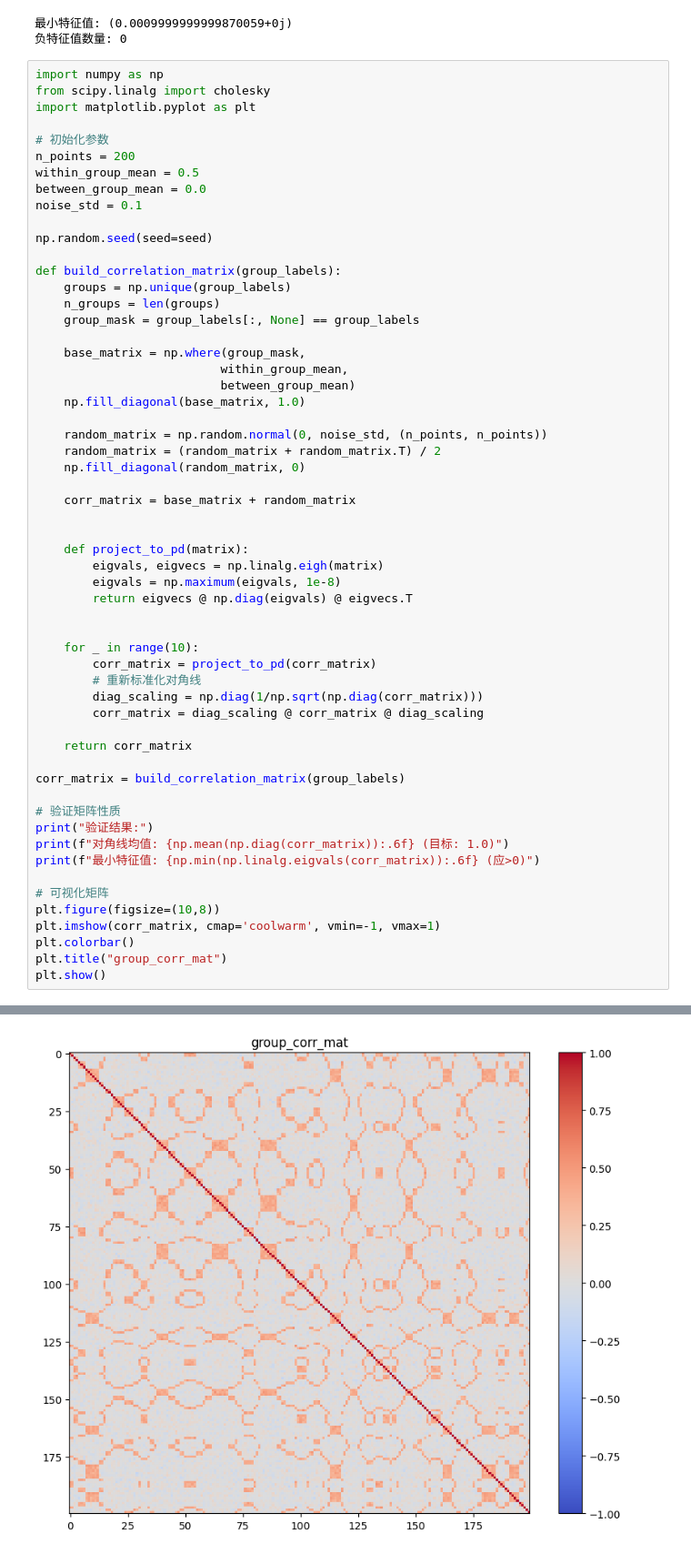
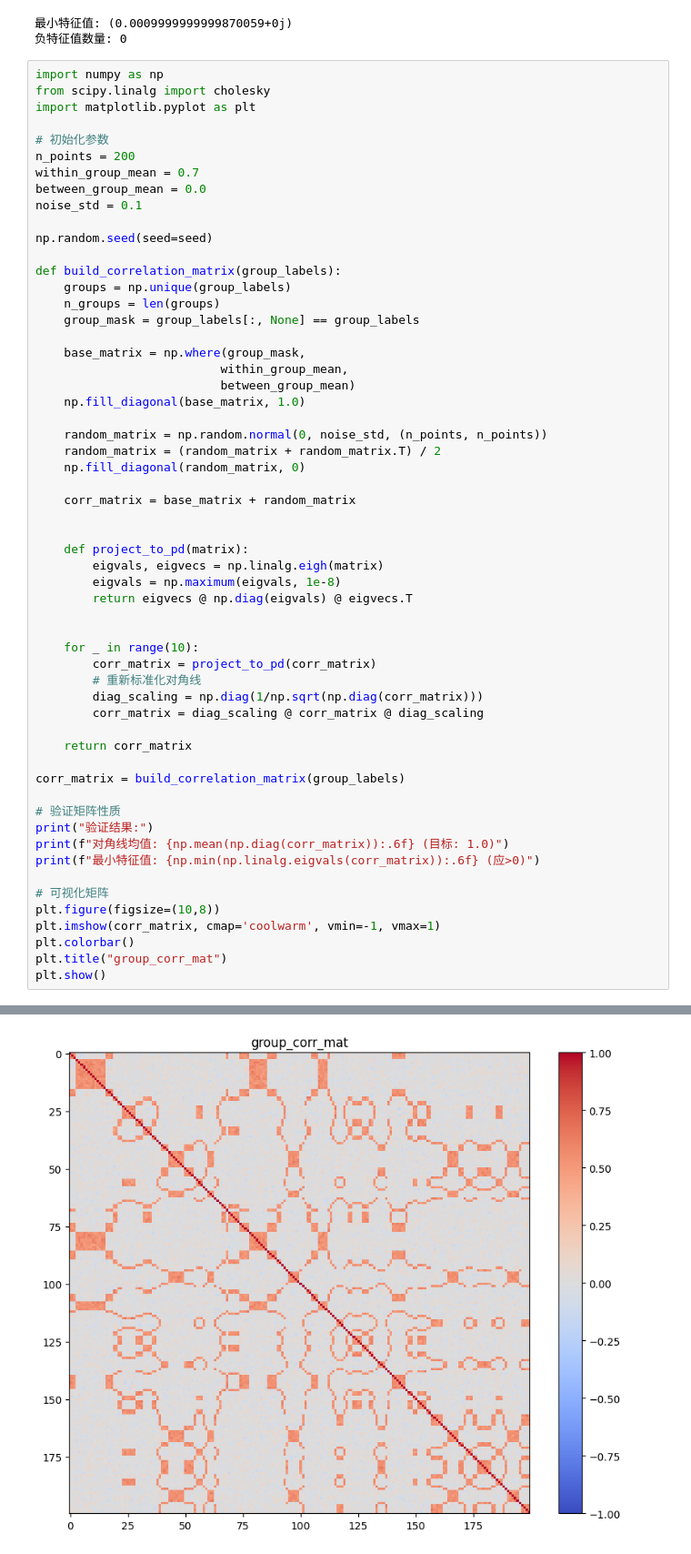
Before and after one commit to Silver439/Pilot, a Jupyter notebook: Data_generate/Worstcase_200.ipynb, the cells around one changed output, grey strips where cells are left out. Shown at 91% size. Cells and saved outputs as stored; diff of their text form.

```diff
--- a/Data_generate/Worstcase_200.ipynb
+++ b/Data_generate/Worstcase_200.ipynb
@@ -105,7 +105,7 @@ import matplotlib.pyplot as plt
 
 # 初始化参数
 n_points = 200
-within_group_mean = 0.5
+within_group_mean = 0.7
 between_group_mean = 0.0
 noise_std = 0.1
 
@@ -132,34 +132,34 @@ def build_correlation_matrix(group_labels):
         eigvals, eigvecs = np.linalg.eigh(matrix)
         eigvals = np.maximum(eigvals, 1e-8)
         return eigvecs @ np.diag(eigvals) @ eigvecs.T
 
 
     for _ in range(10):
         corr_matrix = project_to_pd(corr_matrix)
         # 重新标准化对角线
         diag_scaling = np.diag(1/np.sqrt(np.diag(corr_matrix)))
         corr_matrix = diag_scaling @ corr_matrix @ diag_scaling
 
     return corr_matrix
 
 corr_matrix = build_correlation_matrix(group_labels)
 
 # 验证矩阵性质
 print("验证结果:")
 print(f"对角线均值: {np.mean(np.diag(corr_matrix)):.6f} (目标: 1.0)")
 print(f"最小特征值: {np.min(np.linalg.eigvals(corr_matrix)):.6f} (应>0)")
 
 # 可视化矩阵
 plt.figure(figsize=(10,8))
 plt.imshow(corr_matrix, cmap='coolwarm', vmin=-1, vmax=1)
 plt.colorbar()
 plt.title("group_corr_mat")
 plt.show()
 # %% [output]
 验证结果:
 对角线均值: 1.000000 (目标: 1.0)
 最小特征值: 0.000000+0.000000j (应>0)
-[figure, old version]
+[figure, new version]
 # %%
 group_labels+1
 # %% [output]
```
Also changed, not shown: parts of 5 cells of this notebook, 45 other files.
